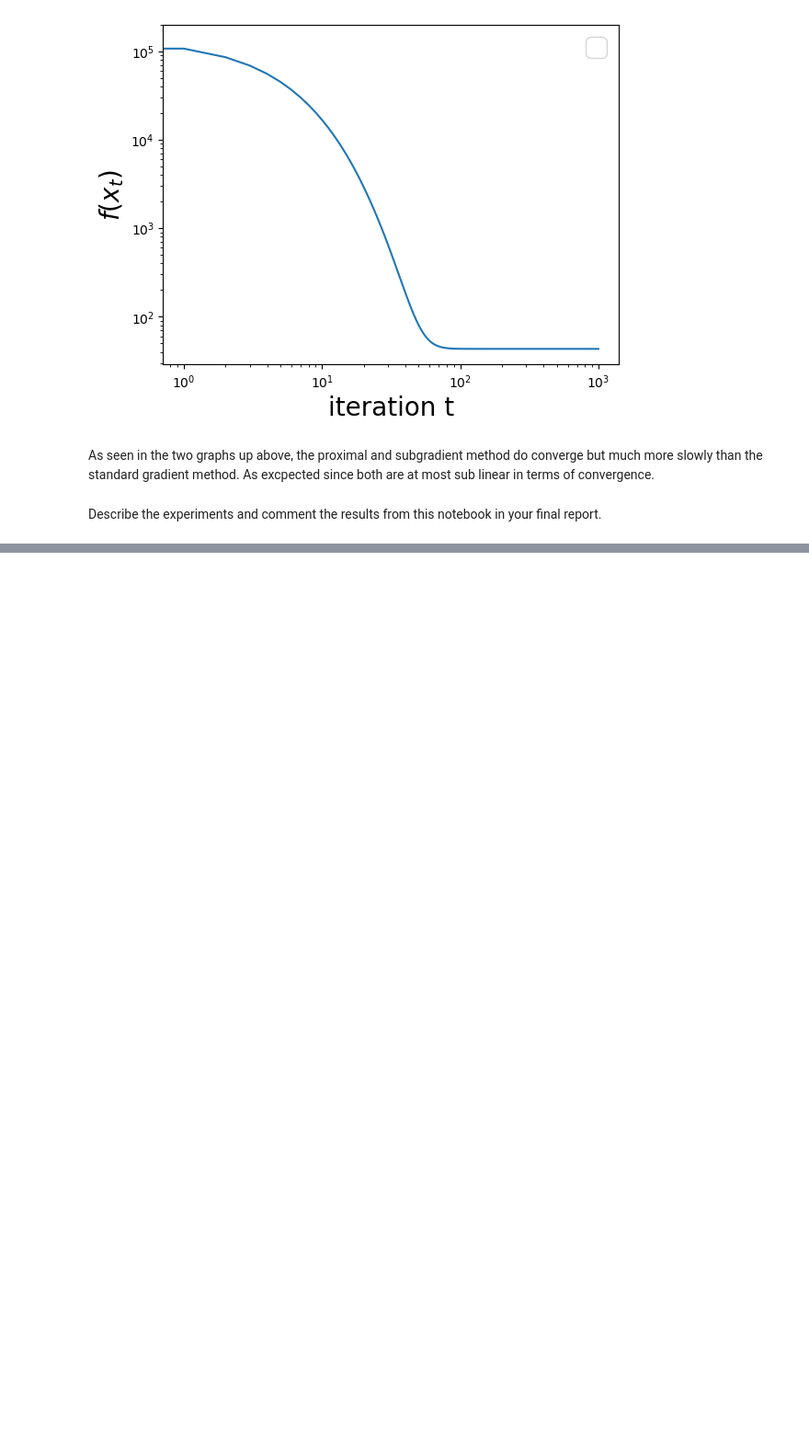
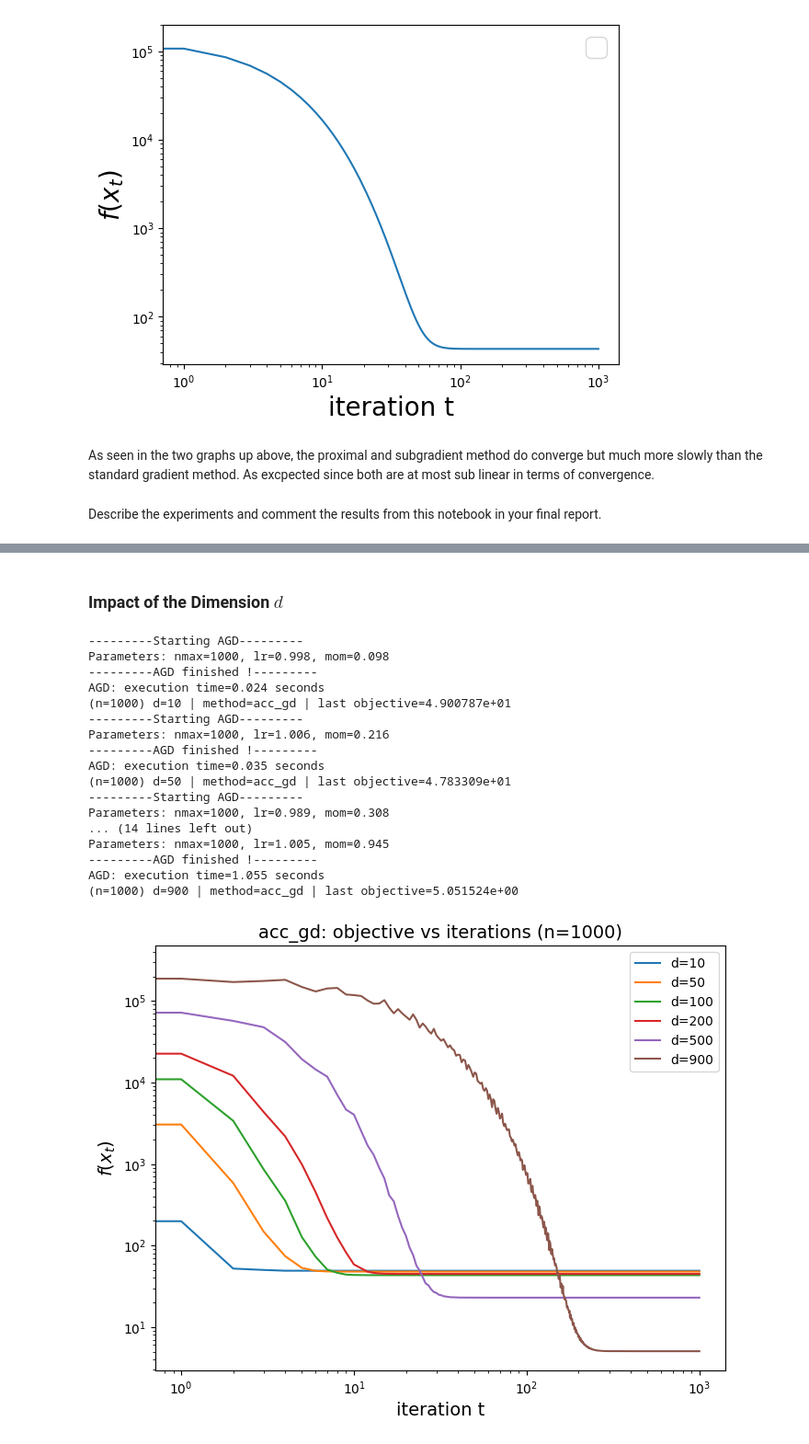
Before and after one commit to HR-Supaero/TP_OMA, a Jupyter notebook: TP1_first_order_method_large_scale_regression_RAMILISON-REGAIEG.ipynb, the cells around one changed output, grey strips where cells are left out. Shown at 92% size. Saved outputs shown, nothing was run; the diff lists cells and outputs as text; code cells hidden in the pictures; blank space fills up the shorter version.

```diff
--- a/TP1_first_order_method_large_scale_regression_RAMILISON-REGAIEG.ipynb
+++ b/TP1_first_order_method_large_scale_regression_RAMILISON-REGAIEG.ipynb
@@ -807,0 +884,75 @@ Describe the experiments and comment the results from this notebook in your fina
+# %% [markdown]
+### Impact of the Dimension $d$
+# %%
+# Choose method type here:
+# "gd", "acc_gd", "subgd", "proxgd"
+method_type = "acc_gd"
+
+# Fix n, vary d
+n = 1000
+d_vector = [10, 50, 100, 200, 500, 900]
+
+# Store objectives per d
+objectives_dict = {}
+
+for d in d_vector:
+    X, Y = generate_dataset(n, d)
+    A = np.c_[np.ones(n), X]
+
+    eigenvalues, eigenvectors = np.linalg.eig(A.T @ A)
+    mu = 1/(n)* np.min(eigenvalues)
+    L= 1/(n)* np.max(eigenvalues)
+
+    lr_gd = 1 / L
+    alpha = 4 / ((np.sqrt(L) + np.sqrt(mu))**2)
+    beta = (np.sqrt(L) - np.sqrt(mu)) / (np.sqrt(L) + np.sqrt(mu))
+
+    lr_lasso = lr_gd
+
+    if method_type == "gd":
+        obj, iters = solve_gd(nmax=1000, lr=lr_gd, verbose=False)
+
+    elif method_type == "acc_gd":
+        obj, iters = solve_gd_acc(nmax=1000, lr=alpha, mom=beta, verbose=False)
+
+    elif method_type == "subgd":
+        obj, iters = solve_lasso(nmax=1000, lr=lr_lasso, lbda=10, verbose=False)
+
+    elif method_type == "proxgd":
+        obj, iters = solve_proxgd(nmax=1000, lr=lr_lasso, lbda=10, verbose=False)
+
+    else:
+        raise ValueError('method_type must be one of: "gd", "acc_gd", "subgd", "proxgd"')
+
+    objectives_dict[d] = obj
+    print(f"(n={n}) d={d} | method={method_type} | last objective={obj[-1]:.6e}")
+
+# Plot objective vs iterations (loglog), legend = d
+plt.figure(figsize=(8, 6))
+for d in d_vector:
+    plt.loglog(objectives_dict[d], label=f"d={d}")
+
+plt.xlabel("iteration t", fontsize=14)
+plt.ylabel(r"$f(x_t)$", fontsize=14)
+plt.title(f"{method_type}: objective vs iterations (n={n})", fontsize=14)
+plt.legend()
+plt.show()
+# %% [output]
+---------Starting AGD---------
+Parameters: nmax=1000, lr=0.998, mom=0.098
+---------AGD finished !---------
+AGD: execution time=0.024 seconds
+(n=1000) d=10 | method=acc_gd | last objective=4.900787e+01
+---------Starting AGD---------
+Parameters: nmax=1000, lr=1.006, mom=0.216
+---------AGD finished !---------
+AGD: execution time=0.035 seconds
+(n=1000) d=50 | method=acc_gd | last objective=4.783309e+01
+---------Starting AGD---------
+Parameters: nmax=1000, lr=0.989, mom=0.308
+... (14 lines left out)
+Parameters: nmax=1000, lr=1.005, mom=0.945
+---------AGD finished !---------
+AGD: execution time=1.055 seconds
+(n=1000) d=900 | method=acc_gd | last objective=5.051524e+00
+[figure, added]
```
Also changed, not shown: parts of 16 cells of this notebook, 1 other file.
